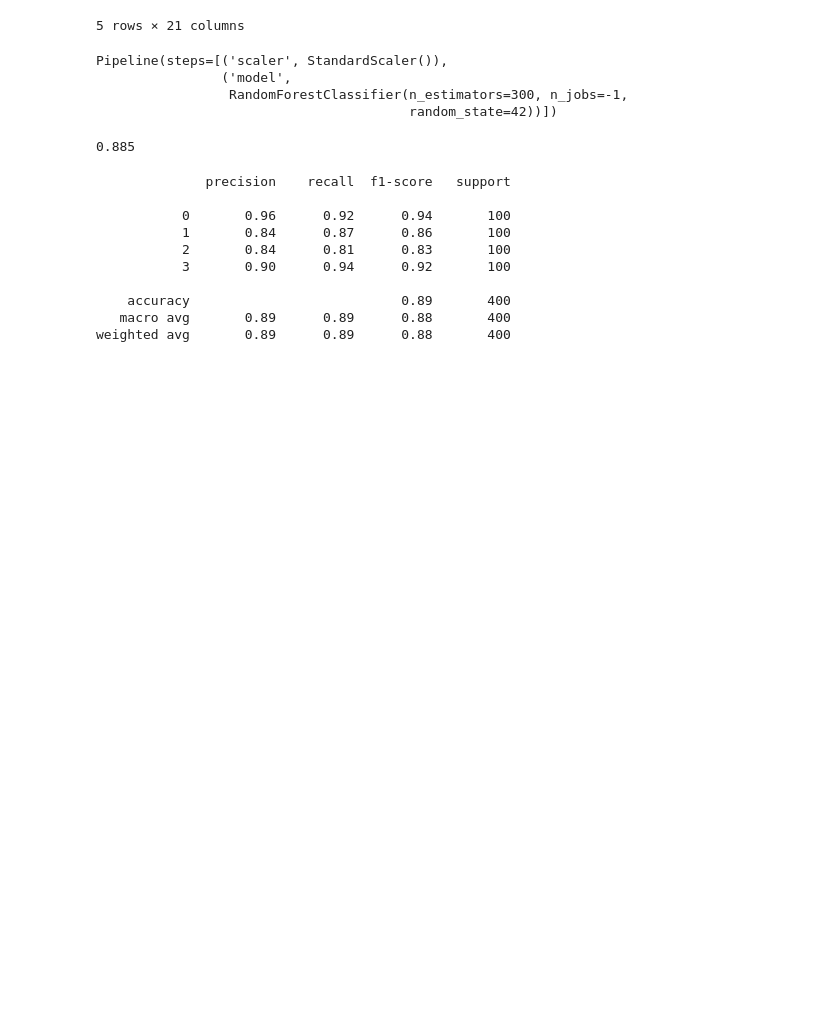
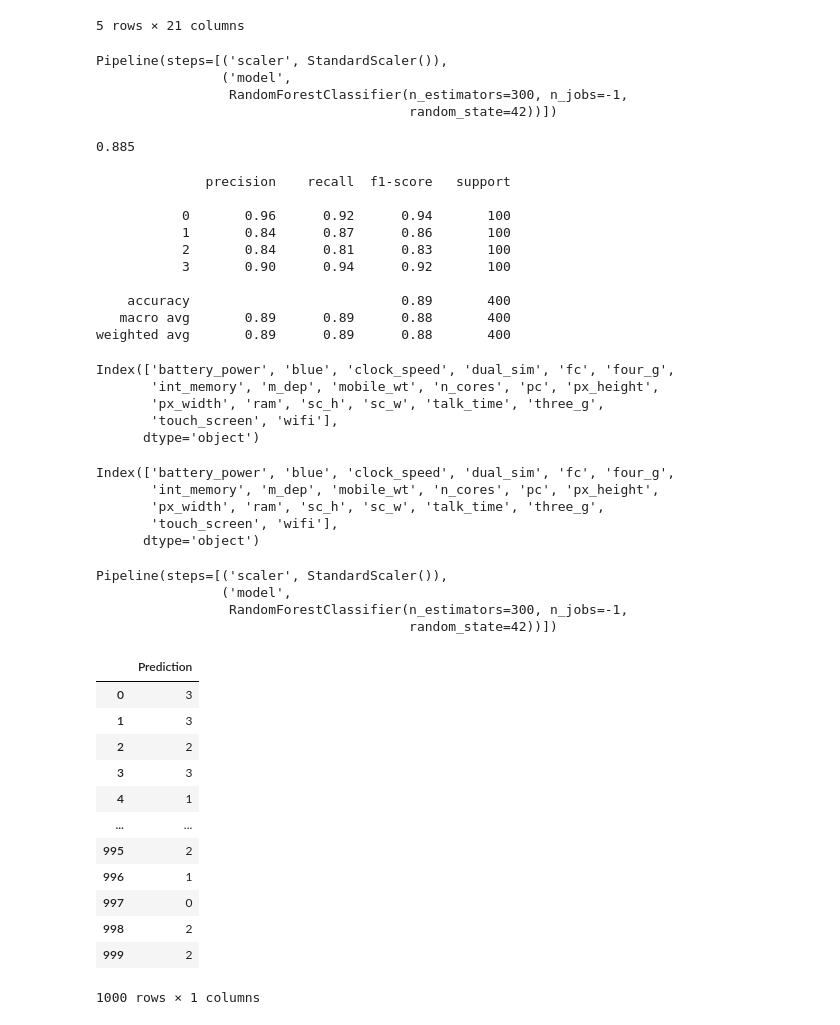
Before and after one commit to loplop05/Mobile-Price-Predection, a Jupyter notebook: ClassificationModel.ipynb, the cells around one changed output. Cells and saved outputs as stored; diff of their text form; code cells hidden in the pictures; blank space fills up the shorter version.

Commit message:
Evaluation PipeLine and Prediction New Phones Data

```diff
--- a/ClassificationModel.ipynb
+++ b/ClassificationModel.ipynb
@@ -278,3 +278,46 @@ print(classification_report(y_test,y_pred))
     accuracy                           0.89       400
    macro avg       0.89      0.89      0.88       400
 weighted avg       0.89      0.89      0.88       400
+# %%
+test_df = pd.read_csv('test.csv')
+# %%
+X.columns
+# %% [output]
+Index(['battery_power', 'blue', 'clock_speed', 'dual_sim', 'fc', 'four_g',
+       'int_memory', 'm_dep', 'mobile_wt', 'n_cores', 'pc', 'px_height',
+       'px_width', 'ram', 'sc_h', 'sc_w', 'talk_time', 'three_g',
+       'touch_screen', 'wifi'],
+      dtype='object')
+# %%
+test_df.columns
+# %% [output]
+Index(['battery_power', 'blue', 'clock_speed', 'dual_sim', 'fc', 'four_g',
+       'int_memory', 'm_dep', 'mobile_wt', 'n_cores', 'pc', 'px_height',
+       'px_width', 'ram', 'sc_h', 'sc_w', 'talk_time', 'three_g',
+       'touch_screen', 'wifi'],
+      dtype='object')
+# %%
+pipe.fit(X_train,y_train)
+# %% [output]
+Pipeline(steps=[('scaler', StandardScaler()),
+                ('model',
+                 RandomForestClassifier(n_estimators=300, n_jobs=-1,
+                                        random_state=42))])
+# %%
+test_df_predictions = pipe.predict(test_df)
+# %%
+pd.DataFrame(data = test_df_predictions , columns=['Prediction'])
+# %% [output]
+|  | Prediction |
+| 0 | 3 |
+| 1 | 3 |
+| 2 | 2 |
+| 3 | 3 |
+| 4 | 1 |
+| ... | ... |
+| 995 | 2 |
+| 996 | 1 |
+| 997 | 0 |
+| 998 | 2 |
+| 999 | 2 |
+1000 rows × 1 columns
```
